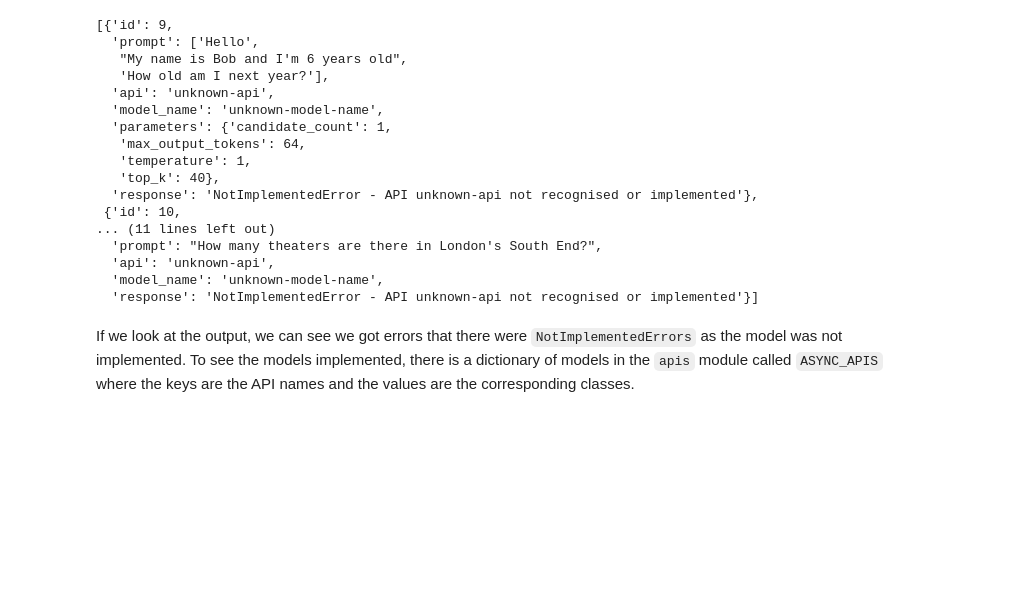
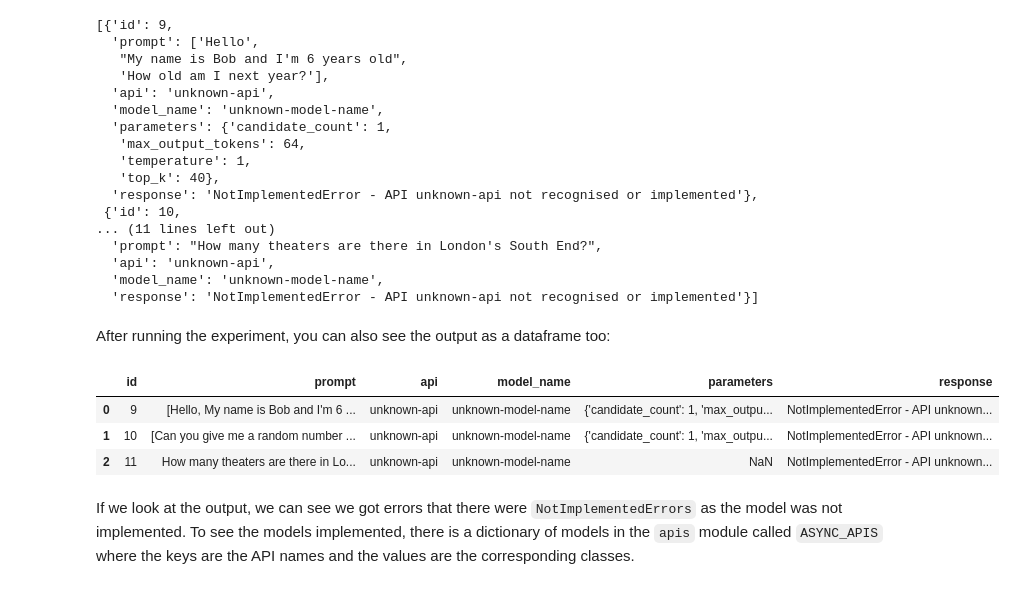
Before and after one commit to alan-turing-institute/prompto, a Jupyter notebook: examples/notebooks/running_experiments.ipynb, the cells around one changed output. Cells and saved outputs as stored; diff of their text form; code cells hidden in the pictures; blank space fills up the shorter version.

Commit message:
update running experiments notebook

```diff
--- a/examples/notebooks/running_experiments.ipynb
+++ b/examples/notebooks/running_experiments.ipynb
@@ -231,6 +231,15 @@ experiment.completed_responses
   'api': 'unknown-api',
   'model_name': 'unknown-model-name',
   'response': 'NotImplementedError - API unknown-api not recognised or implemented'}]
+# %% [markdown]
+After running the experiment, you can also see the output as a dataframe too:
+# %%
+experiment.completed_responses_dataframe
+# %% [output]
+|  | id | prompt | api | model_name | parameters | response |
+| 0 | 9 | [Hello, My name is Bob and I'm 6 ... | unknown-api | unknown-model-name | {'candidate_count': 1, 'max_outpu... | NotImplementedError - API unknown... |
+| 1 | 10 | [Can you give me a random number ... | unknown-api | unknown-model-name | {'candidate_count': 1, 'max_outpu... | NotImplementedError - API unknown... |
+| 2 | 11 | How many theaters are there in Lo... | unknown-api | unknown-model-name | NaN | NotImplementedError - API unknown... |
 # %% [markdown]
 If we look at the output, we can see we got errors that there were `NotImplementedErrors` as the model was not implemented. To see the models implemented, there is a dictionary of models in the `apis` module called `ASYNC_APIS` where the keys are the API names and the values are the corresponding classes.
 # %%
```
Also changed, not shown: parts of 5 cells of this notebook, 11 other files.
